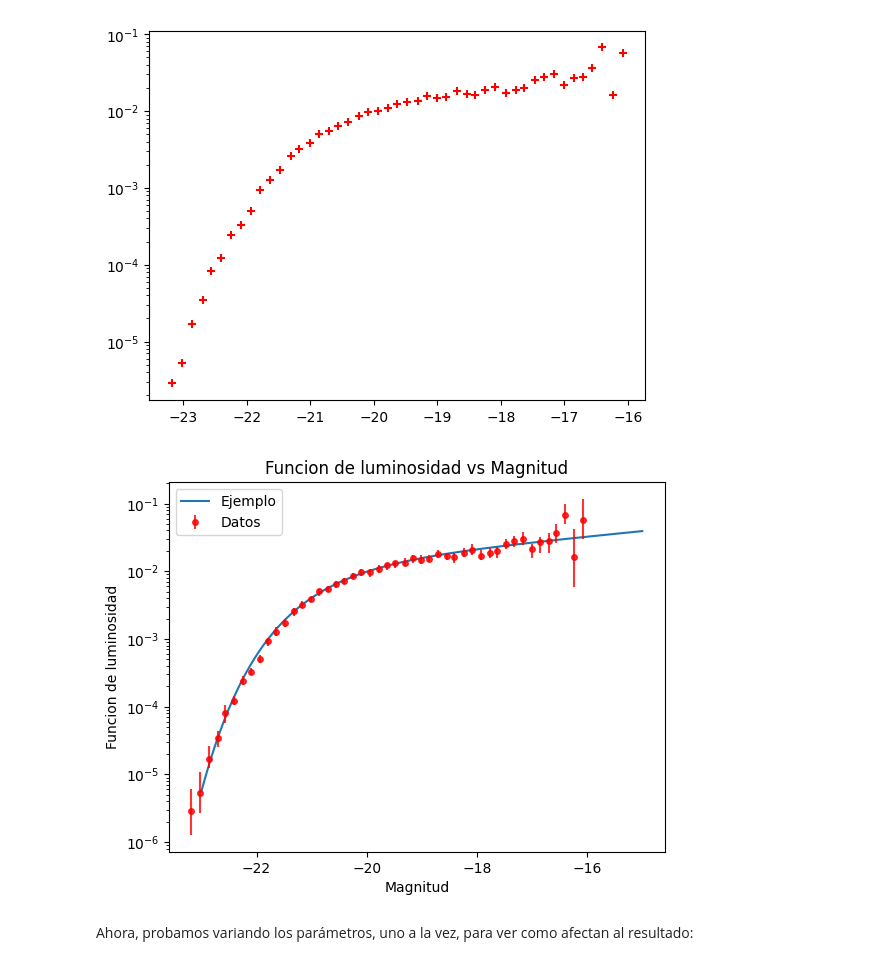
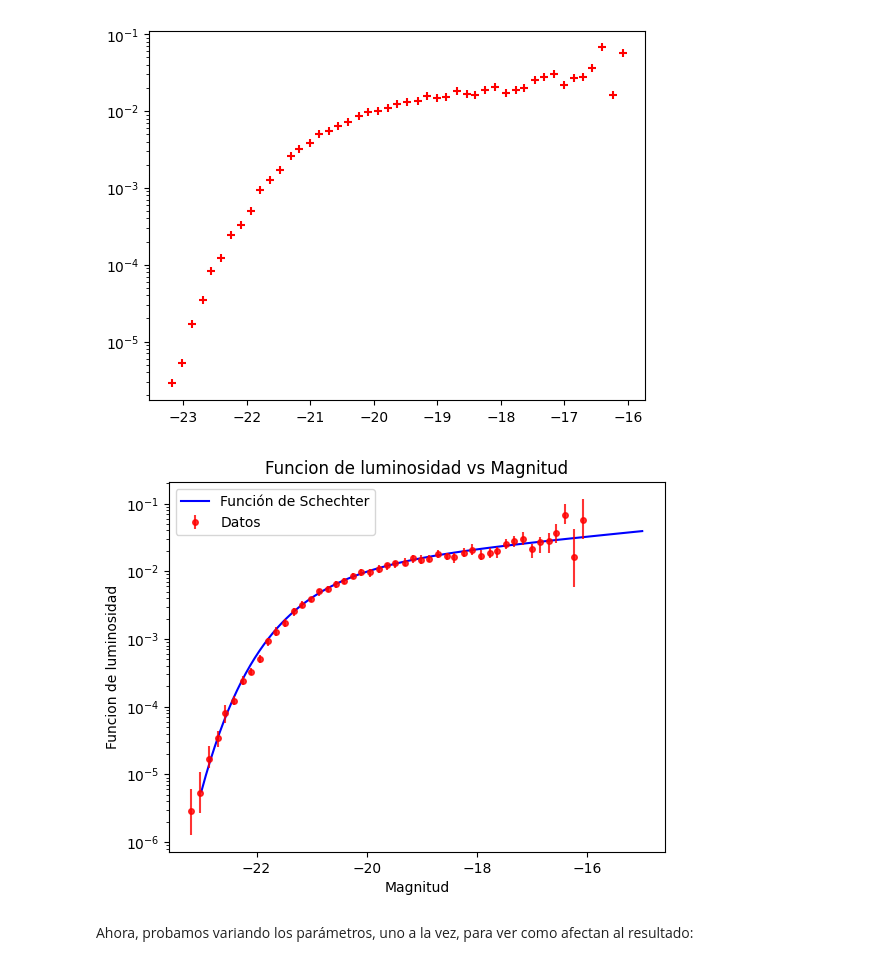
Before and after one commit to HombreRo12/Astromet_2024, a Jupyter notebook: Tp4/cadenas.ipynb, the cells around one changed output. Drawn from its saved outputs; the diff is of its cells as text; code cells hidden in the pictures.

```diff
--- a/Tp4/cadenas.ipynb
+++ b/Tp4/cadenas.ipynb
@@ -17,21 +17,21 @@ def	schechter(x,M,phi,alpha):
 # %%
 xgraf = np.linspace(-23, -15, 100)
 ygraf = schechter(xgraf, -20.83, 1.46*(10**-2), -1.2)
 
 erromin = datos.iloc[:,2]
 erromax = datos.iloc[:,3]
 
 
-plt.plot(xgraf, ygraf, label='Ejemplo')
+plt.plot(xgraf, ygraf, label='Función de Schechter', color='blue')
 plt.errorbar(magnitud,funcionlum,yerr=[erromin, erromax],color='red', alpha=0.8, fmt='o', label='Datos', markersize=4)
 plt.yscale('log')
 plt.xlabel('Magnitud')
 plt.ylabel('Funcion de luminosidad')
 plt.title('Funcion de luminosidad vs Magnitud')
 plt.legend()
 plt.show()
 # %% [output]
-[figure, old version]
+[figure, new version]
 # %% [markdown]
 Ahora, probamos variando los parámetros, uno a la vez, para ver como afectan al resultado:
 # %%
```
Also changed, not shown: parts of 11 cells of this notebook, 5 other files.
